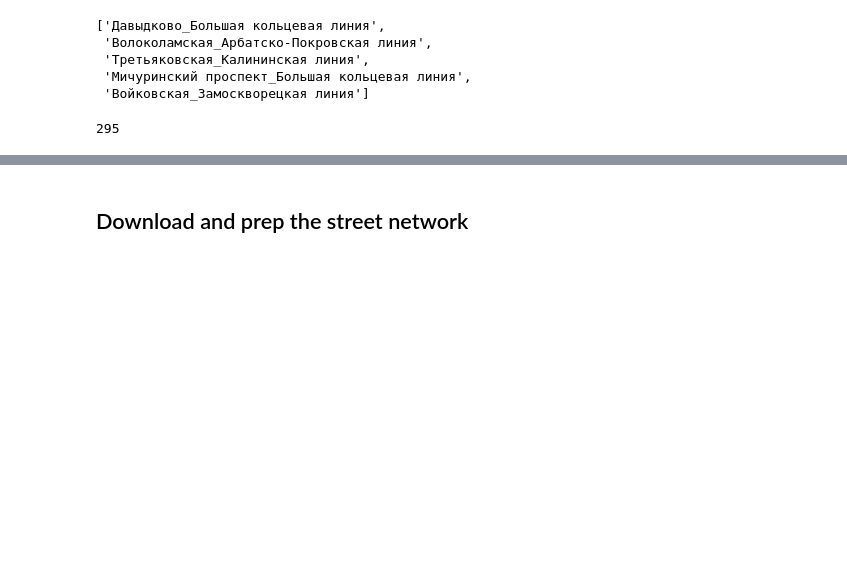
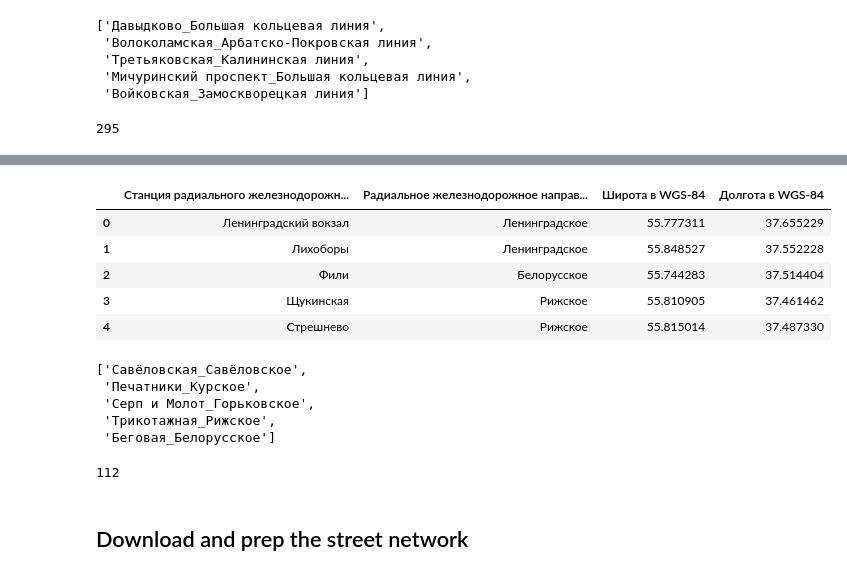
Before and after one commit to DoneGame/Metro-Coverage-Mapa, a Jupyter notebook: osmnx-isochrones.ipynb, the cells around one changed output, grey strips where cells are left out. Cells and saved outputs as stored; diff of their text form; code cells hidden in the pictures; blank space fills up the shorter version.

```diff
--- a/osmnx-isochrones.ipynb
+++ b/osmnx-isochrones.ipynb
@@ -110,0 +131,23 @@ len(stations)
+# %%
+train_df = train_df.iloc[:, [2, 3, 5, 6]]
+train_df.head()
+# %% [output]
+|  | Станция радиального железнодорожн... | Радиальное железнодорожное направ... | Широта в WGS-84 | Долгота в WGS-84 |
+| 0 | Ленинградский вокзал | Ленинградское | 55.777311 | 37.655229 |
+| 1 | Лихоборы | Ленинградское | 55.848527 | 37.552228 |
+| 2 | Фили | Белорусское | 55.744283 | 37.514404 |
+| 3 | Щукинская | Рижское | 55.810905 | 37.461462 |
+| 4 | Стрешнево | Рижское | 55.815014 | 37.487330 |
+# %%
+train_stations = list(set([x[0] + '_' + x[1] for x in train_df.iloc[:, [0, 1]].values.tolist()]))
+train_stations[:5]
+# %% [output]
+['Савёловская_Савёловское',
+ 'Печатники_Курское',
+ 'Серп и Молот_Горьковское',
+ 'Трикотажная_Рижское',
+ 'Беговая_Белорусское']
+# %%
+len(train_stations)
+# %% [output]
+112
```
Also changed, not shown: parts of 19 cells of this notebook.
